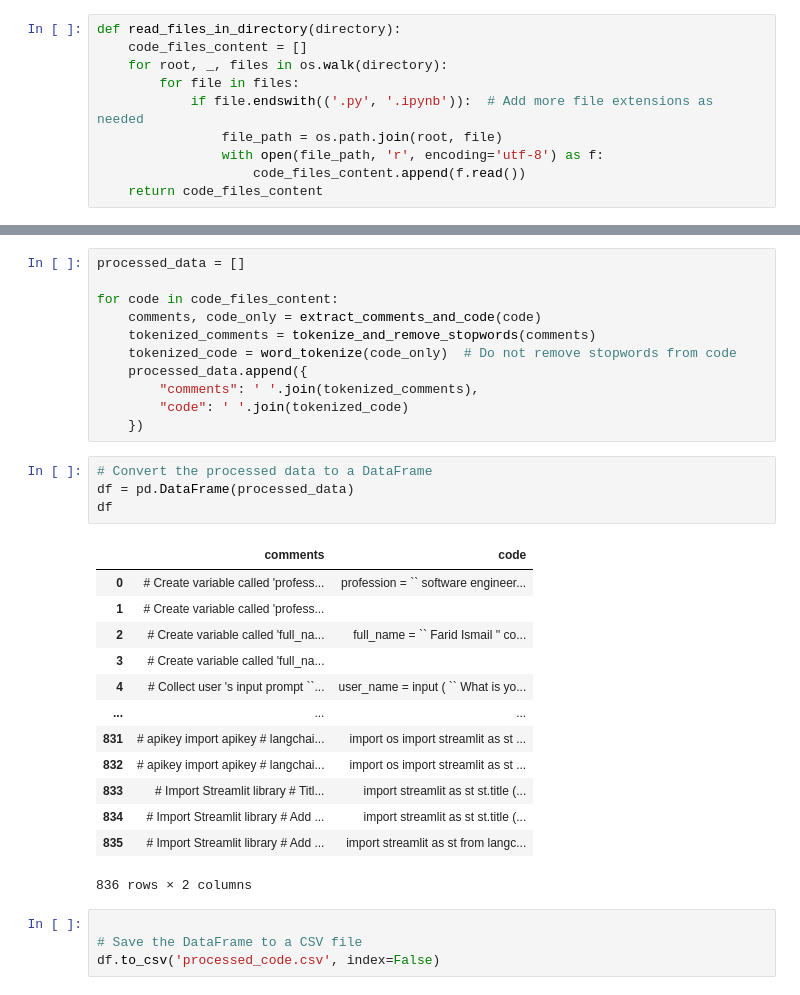
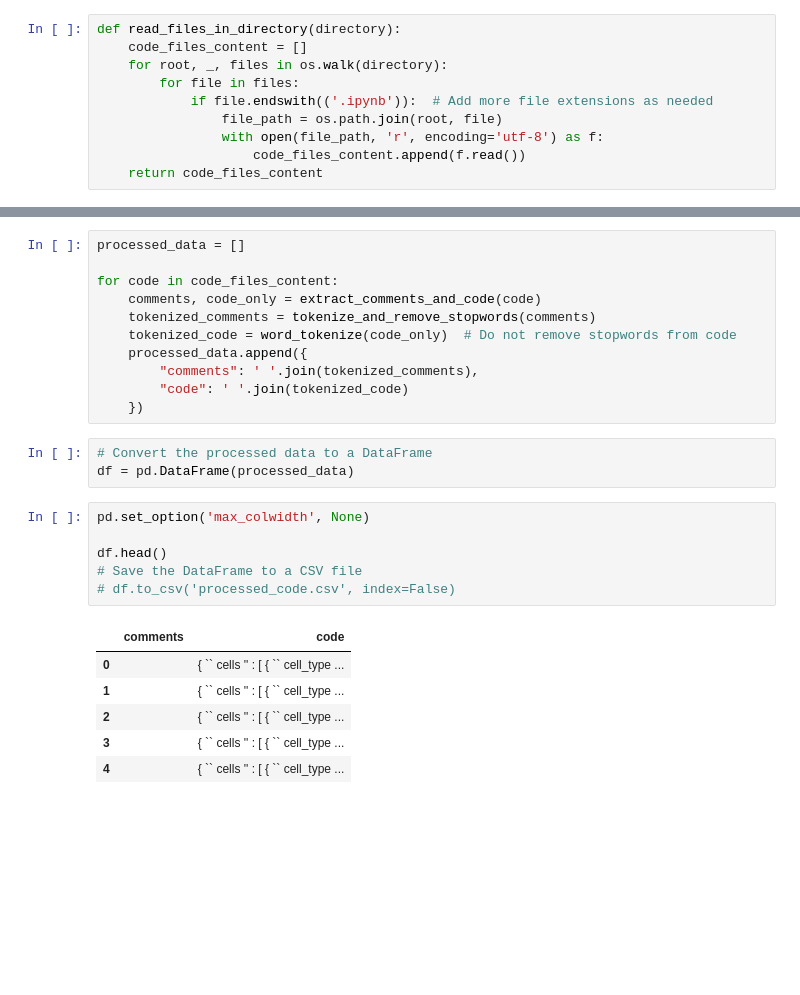
Before and after one commit to LardexTheLarge/Teaching_Assistant, a Jupyter notebook: Tokenization.ipynb, the cells around one changed output, grey strips where cells are left out. Cells and saved outputs as stored; diff of their text form; blank space fills up the shorter version.

```diff
--- a/Tokenization.ipynb
+++ b/Tokenization.ipynb
@@ -14,7 +14,7 @@ def read_files_in_directory(directory):
     code_files_content = []
     for root, _, files in os.walk(directory):
         for file in files:
-            if file.endswith(('.py', '.ipynb')):  # Add more file extensions as needed
+            if file.endswith(('.ipynb')):  # Add more file extensions as needed
                 file_path = os.path.join(root, file)
                 with open(file_path, 'r', encoding='utf-8') as f:
                     code_files_content.append(f.read())
@@ -54,22 +54,16 @@ for code in code_files_content:
 # %%
 # Convert the processed data to a DataFrame
 df = pd.DataFrame(processed_data)
-df
-# %% [output]
-|  | comments | code |
-| 0 | # Create variable called 'profess... | profession = `` software engineer... |
-| 1 | # Create variable called 'profess... |  |
-| 2 | # Create variable called 'full_na... | full_name = `` Farid Ismail '' co... |
-| 3 | # Create variable called 'full_na... |  |
-| 4 | # Collect user 's input prompt ``... | user_name = input ( `` What is yo... |
-| ... | ... | ... |
-| 831 | # apikey import apikey # langchai... | import os import streamlit as st ... |
-| 832 | # apikey import apikey # langchai... | import os import streamlit as st ... |
-| 833 | # Import Streamlit library # Titl... | import streamlit as st st.title (... |
-| 834 | # Import Streamlit library # Add ... | import streamlit as st st.title (... |
-| 835 | # Import Streamlit library # Add ... | import streamlit as st from langc... |
-836 rows × 2 columns
 # %%
+pd.set_option('max_colwidth', None)
 
+df.head()
 # Save the DataFrame to a CSV file
-df.to_csv('processed_code.csv', index=False)
+# df.to_csv('processed_code.csv', index=False)
+# %% [output]
+|  | comments | code |
+| 0 |  | { `` cells '' : [ { `` cell_type ... |
+| 1 |  | { `` cells '' : [ { `` cell_type ... |
+| 2 |  | { `` cells '' : [ { `` cell_type ... |
+| 3 |  | { `` cells '' : [ { `` cell_type ... |
+| 4 |  | { `` cells '' : [ { `` cell_type ... |
```
Also changed, not shown: 1 other file.
